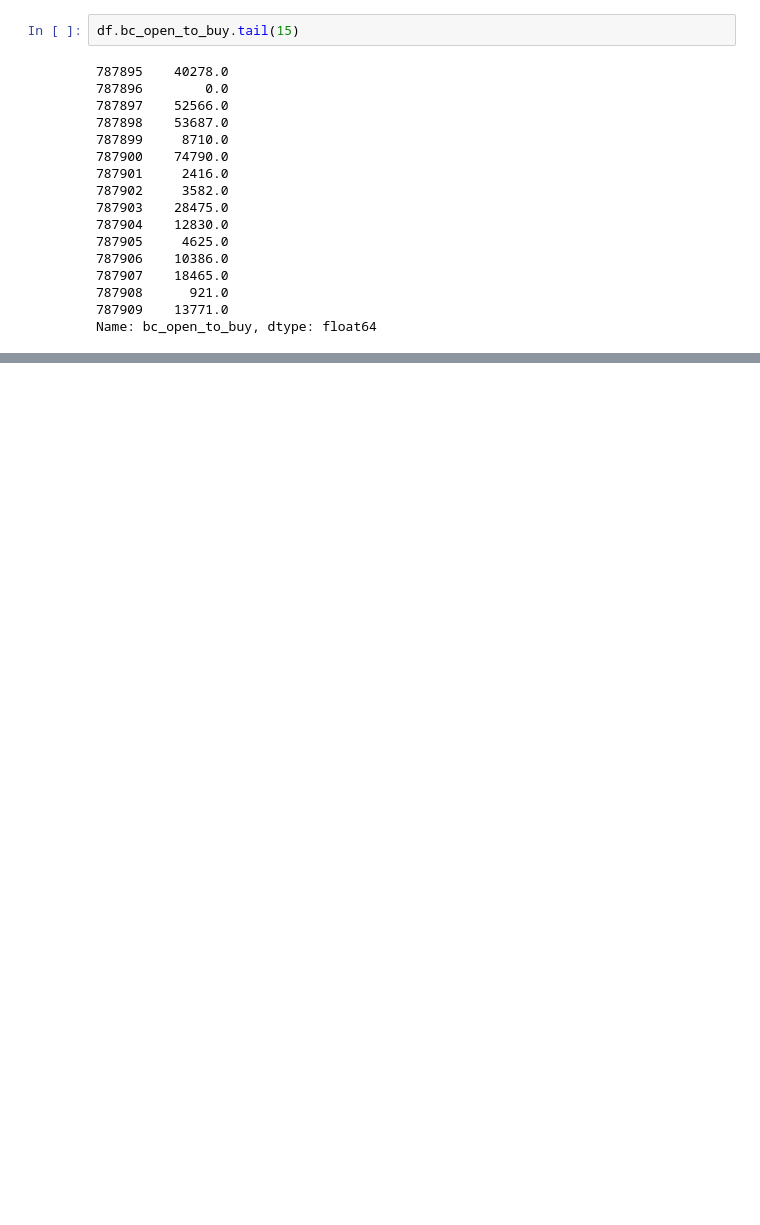
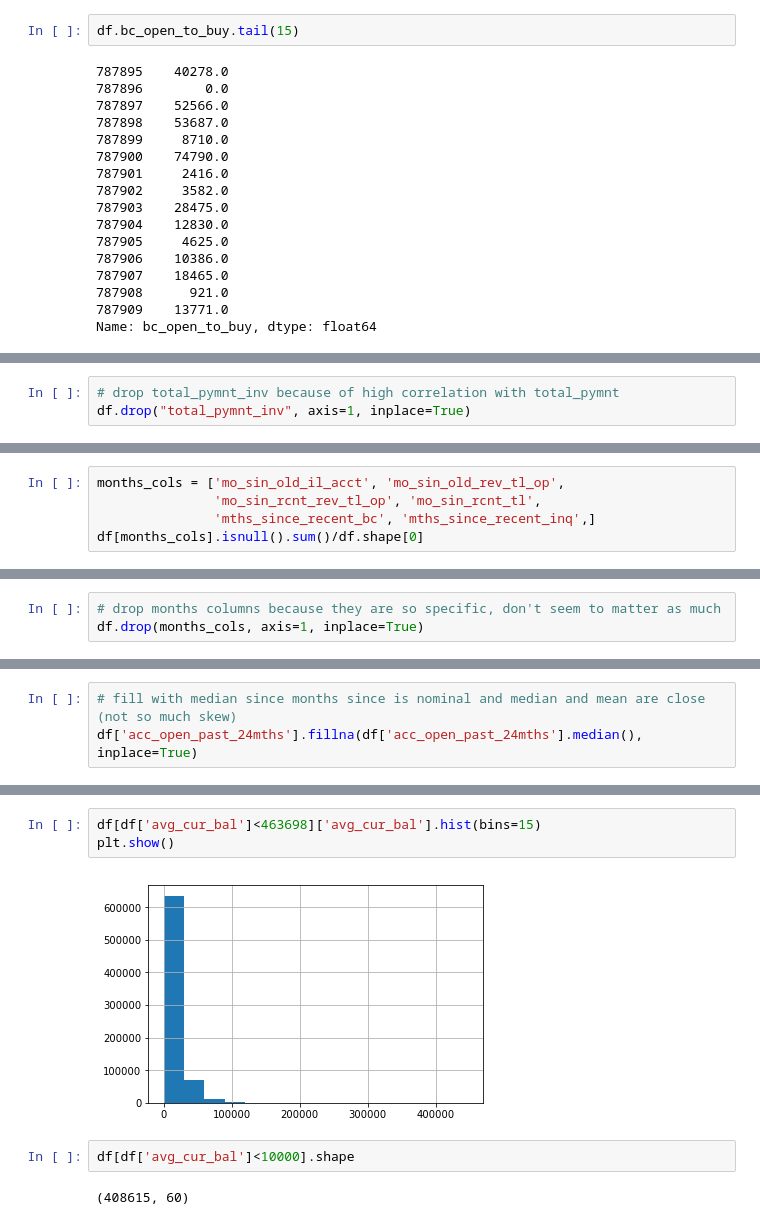
Before and after one commit to mariafabiano/lending-club, a Jupyter notebook: data_cleaning.ipynb, the cells around one changed output, grey strips where cells are left out. Cells and saved outputs as stored; diff of their text form; blank space fills up the shorter version.

```diff
--- a/data_cleaning.ipynb
+++ b/data_cleaning.ipynb
@@ -598,0 +872,3 @@ Name: application_type, dtype: int64
+# %%
+# drop total_pymnt_inv because of high correlation with total_pymnt
+df.drop("total_pymnt_inv", axis=1, inplace=True)
@@ -598,0 +903,5 @@ Name: application_type, dtype: int64
+# %%
+months_cols = ['mo_sin_old_il_acct', 'mo_sin_old_rev_tl_op',
+               'mo_sin_rcnt_rev_tl_op', 'mo_sin_rcnt_tl',
+               'mths_since_recent_bc', 'mths_since_recent_inq',]
+df[months_cols].isnull().sum()/df.shape[0]
@@ -598,0 +920,3 @@ Name: application_type, dtype: int64
+# %%
+# drop months columns because they are so specific, don't seem to matter as much
+df.drop(months_cols, axis=1, inplace=True)
@@ -598,0 +1039,3 @@ Name: application_type, dtype: int64
+# %%
+# fill with median since months since is nominal and median and mean are close (not so much skew)
+df['acc_open_past_24mths'].fillna(df['acc_open_past_24mths'].median(), inplace=True)
@@ -598,0 +1054,9 @@ Name: application_type, dtype: int64
+# %%
+df[df['avg_cur_bal']<463698]['avg_cur_bal'].hist(bins=15)
+plt.show()
+# %% [output]
+[figure, added]
+# %%
+df[df['avg_cur_bal']<10000].shape
+# %% [output]
+(408615, 60)
```
Also changed, not shown: parts of 151 cells of this notebook.
